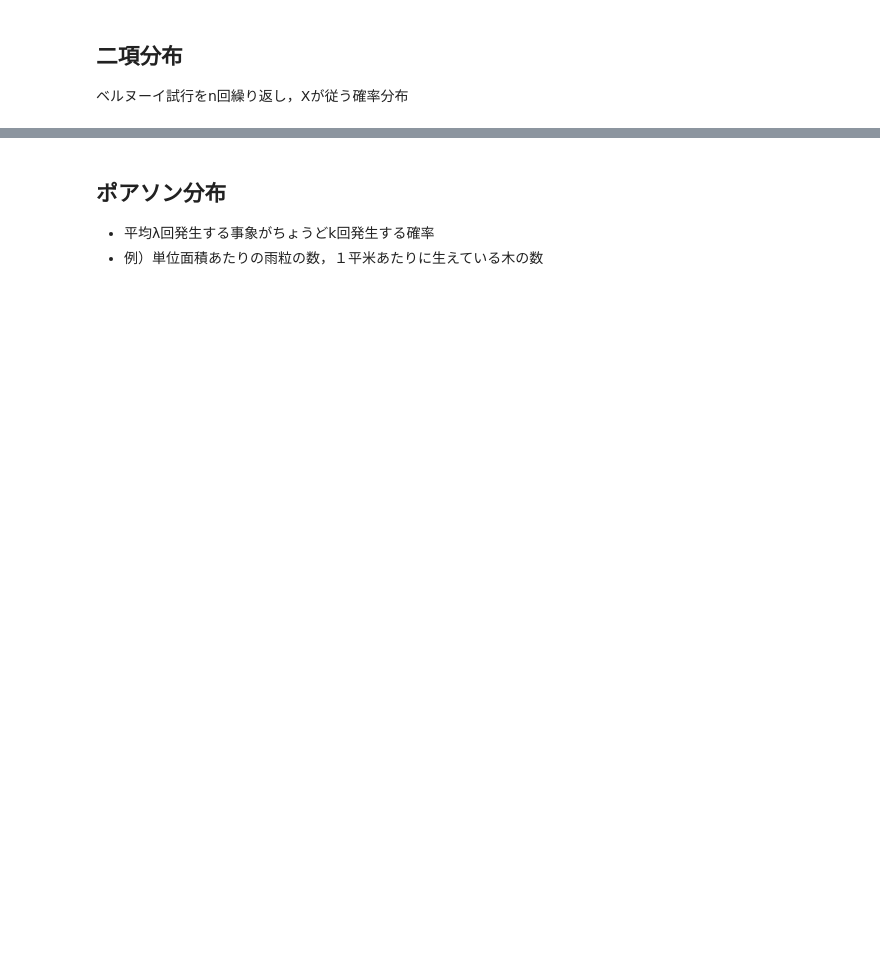
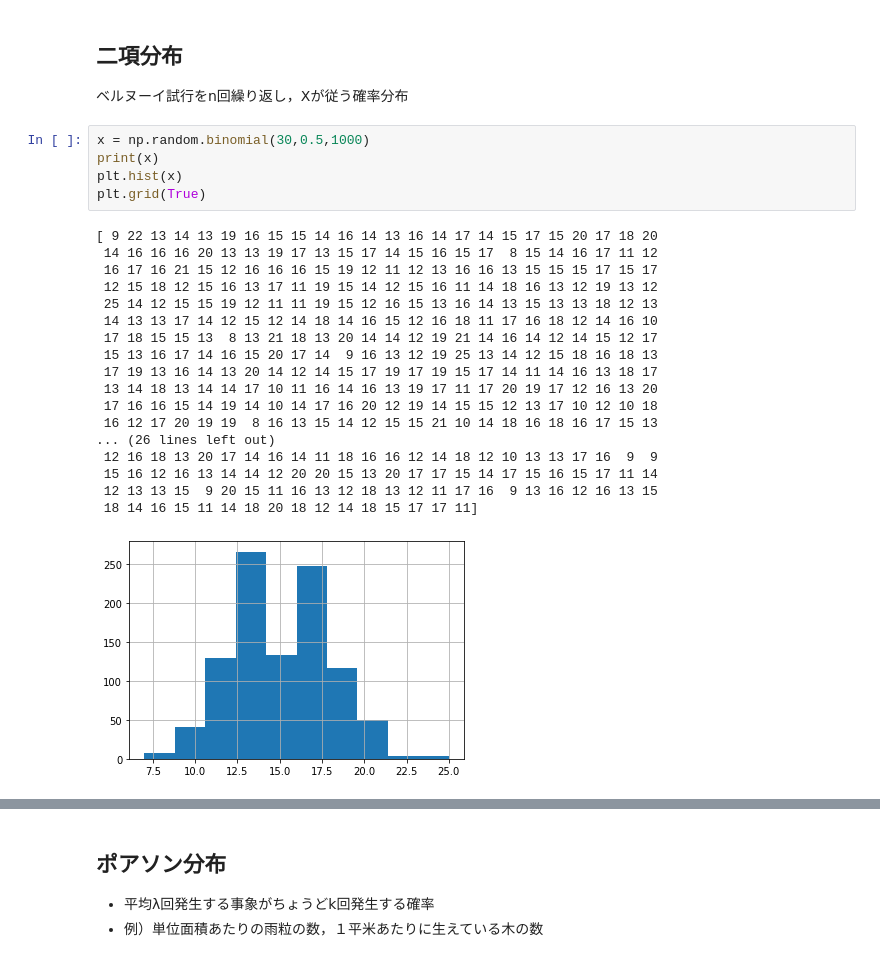
Before and after one commit to MuNeNICK/Probability_Statics_1, a Jupyter notebook: 5430_0721.ipynb, the cells around one changed output, grey strips where cells are left out. Drawn from its saved outputs; the diff is of its cells as text; blank space fills up the shorter version.

```diff
--- a/5430_0721.ipynb
+++ b/5430_0721.ipynb
@@ -65,3 +114,27 @@ plt.plot(x, uni_pdf)
 # %% [markdown]
 ## 二項分布
 ベルヌーイ試行をn回繰り返し，Xが従う確率分布</br>
+# %%
+x = np.random.binomial(30,0.5,1000)
+print(x)
+plt.hist(x)
+plt.grid(True)
+# %% [output]
+[ 9 22 13 14 13 19 16 15 15 14 16 14 13 16 14 17 14 15 17 15 20 17 18 20
+ 14 16 16 16 20 13 13 19 17 13 15 17 14 15 16 15 17  8 15 14 16 17 11 12
+ 16 17 16 21 15 12 16 16 16 15 19 12 11 12 13 16 16 13 15 15 15 17 15 17
+ 12 15 18 12 15 16 13 17 11 19 15 14 12 15 16 11 14 18 16 13 12 19 13 12
+ 25 14 12 15 15 19 12 11 11 19 15 12 16 15 13 16 14 13 15 13 13 18 12 13
+ 14 13 13 17 14 12 15 12 14 18 14 16 15 12 16 18 11 17 16 18 12 14 16 10
+ 17 18 15 15 13  8 13 21 18 13 20 14 14 12 19 21 14 16 14 12 14 15 12 17
+ 15 13 16 17 14 16 15 20 17 14  9 16 13 12 19 25 13 14 12 15 18 16 18 13
+ 17 19 13 16 14 13 20 14 12 14 15 17 19 17 19 15 17 14 11 14 16 13 18 17
+ 13 14 18 13 14 14 17 10 11 16 14 16 13 19 17 11 17 20 19 17 12 16 13 20
+ 17 16 16 15 14 19 14 10 14 17 16 20 12 19 14 15 15 12 13 17 10 12 10 18
+ 16 12 17 20 19 19  8 16 13 15 14 12 15 15 21 10 14 18 16 18 16 17 15 13
+... (26 lines left out)
+ 12 16 18 13 20 17 14 16 14 11 18 16 16 12 14 18 12 10 13 13 17 16  9  9
+ 15 16 12 16 13 14 14 12 20 20 15 13 20 17 17 15 14 17 15 16 15 17 11 14
+ 12 13 13 15  9 20 15 11 16 13 12 18 13 12 11 17 16  9 13 16 12 16 13 15
+ 18 14 16 15 11 14 18 20 18 12 14 18 15 17 17 11]
+[figure, added]
```
Also changed, not shown: parts of 10 cells of this notebook.
